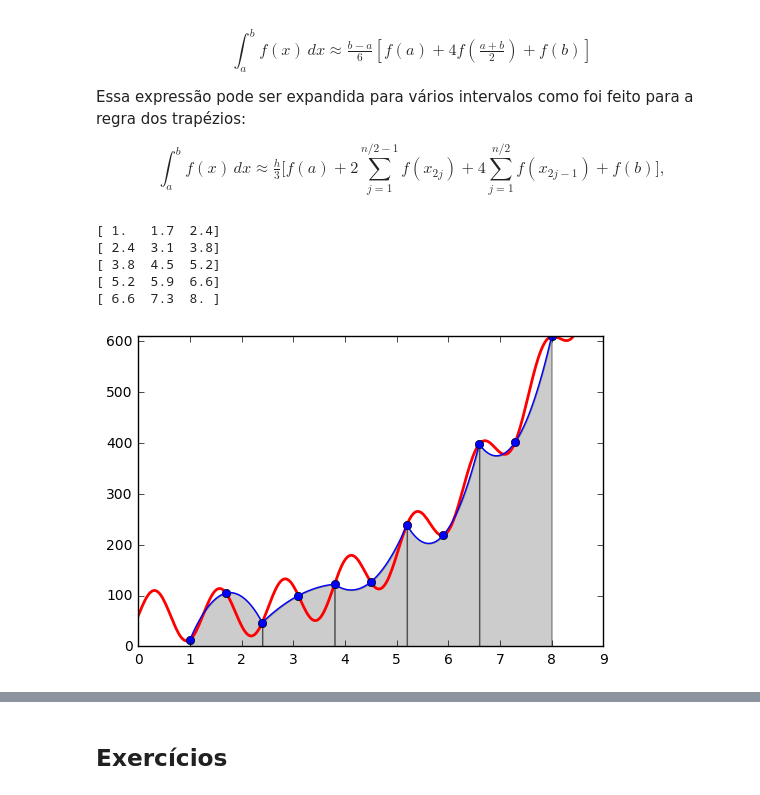
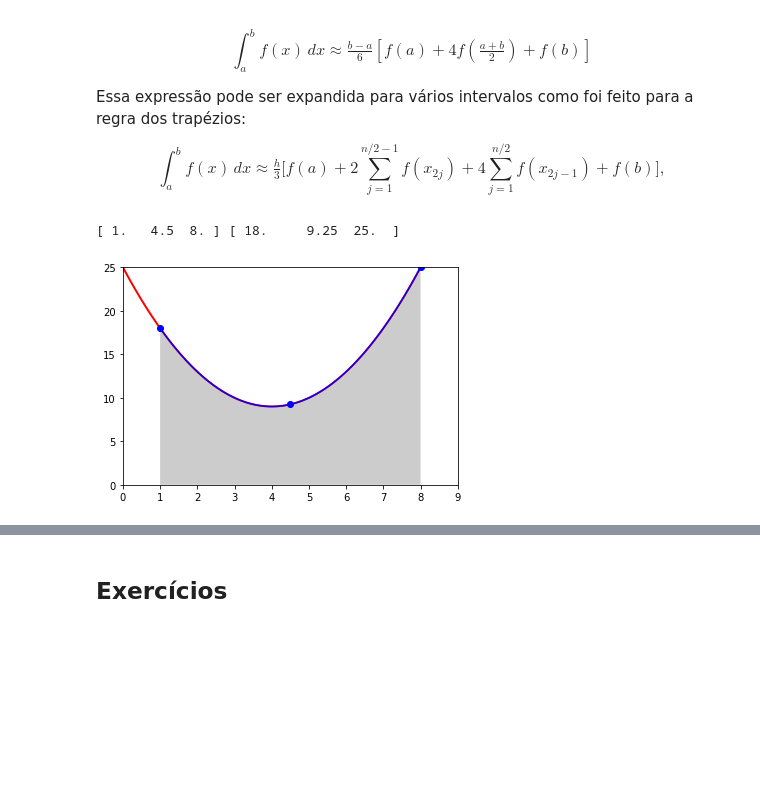
Before and after one commit to hektor-monteiro/python-notebooks, a Jupyter notebook: aula-8.ipynb, the cells around one changed output, grey strips where cells are left out. Drawn from its saved outputs; the diff is of its cells as text; code cells hidden in the pictures; blank space fills up the shorter version.

```diff
--- a/aula-8.ipynb
+++ b/aula-8.ipynb
@@ -82,47 +90,50 @@ Essa expressão pode ser expandida para vários intervalos como foi feito para a
 
 $$ \int _{a}^{b}f(x)\,dx\approx {\tfrac  {h}{3}}{\bigg [}f(a)+2\sum _{{j=1}}^{{n/2-1}}f(x_{{2j}})+4\sum _{{j=1}}^{{n/2}}f(x_{{2j-1}})+f(b){\bigg ]},$$
 # %%
+%matplotlib inline
+
 import numpy as np
 import matplotlib.pyplot as plt
+from scipy.interpolate import lagrange
 
 def f(x):
+    return (x-3.)*(x-5.)+10.
 #    return (x-3.)*(x-5.)*(x-7)+85.
-    return 60 + x**3 + 50*np.sin(5.*x)
+#    return 60 + x**3 + 50*np.sin(5.*x)
 
 x = np.linspace(0, 10, 400)
 y = f(x)
 
 a, b = 1., 8.                     # define os limnites de integração
 
-ndiv = 10                        # numero de divisões a serem utilizadas DEVE SER PAR!
+ndiv = 2                        # numero de divisões a serem utilizadas DEVE SER PAR!
 xint = np.linspace(a,b,ndiv+1)    # cria um vetor com ndiv elementos entre os limites de integração
 yint = f(xint)                  # calcula o valor da função nos pontos do vetor acima
 
 
 plt.plot(x, y, lw=2,color='r')
 plt.axis([a-1, b+1, 0, max([f(a),f(b)])])
 plt.plot(xint,yint,'bo')
 
 
 for i in range(0,ndiv,2):
     xfit = np.array([xint[i],(xint[i]+xint[i+2])/2,xint[i+2]])
     yfit = f(xfit)
-    print xfit
+    print xfit,yfit
     # calculate polynomial
-    z = np.polyfit(xfit, yfit, 2)
+    #z = np.polyfit(xfit, yfit, 1)
+
+    # using Lagrange interpolator
+    z = lagrange(xfit, yfit)
     #print("Fit coeficients", z)
 
     fit = np.poly1d(z)
 
     xnew = np.linspace(xfit[0], xfit[2], 50)
     ynew = fit(xnew)
 
     plt.plot(xnew,ynew,color='b')
     plt.fill_between(xnew, 0, ynew, facecolor='gray', alpha=0.4)
 # %% [output]
-[ 1.   1.7  2.4]
-[ 2.4  3.1  3.8]
-[ 3.8  4.5  5.2]
-[ 5.2  5.9  6.6]
-[ 6.6  7.3  8. ]
+[ 1.   4.5  8. ] [ 18.     9.25  25.  ]
-[figure, old version]
+[figure, new version]
```
Also changed, not shown: parts of 7 cells of this notebook, 1 other file.
